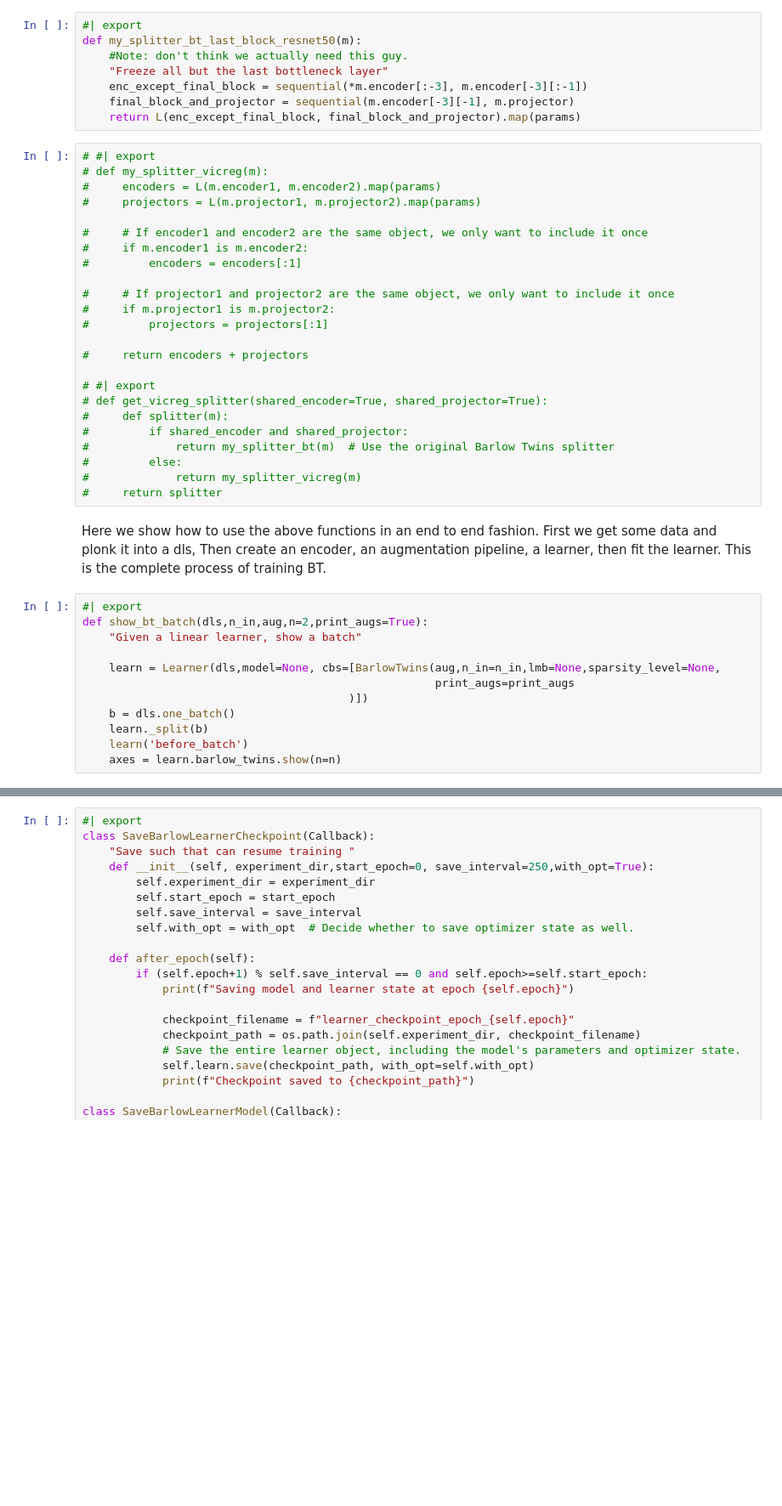
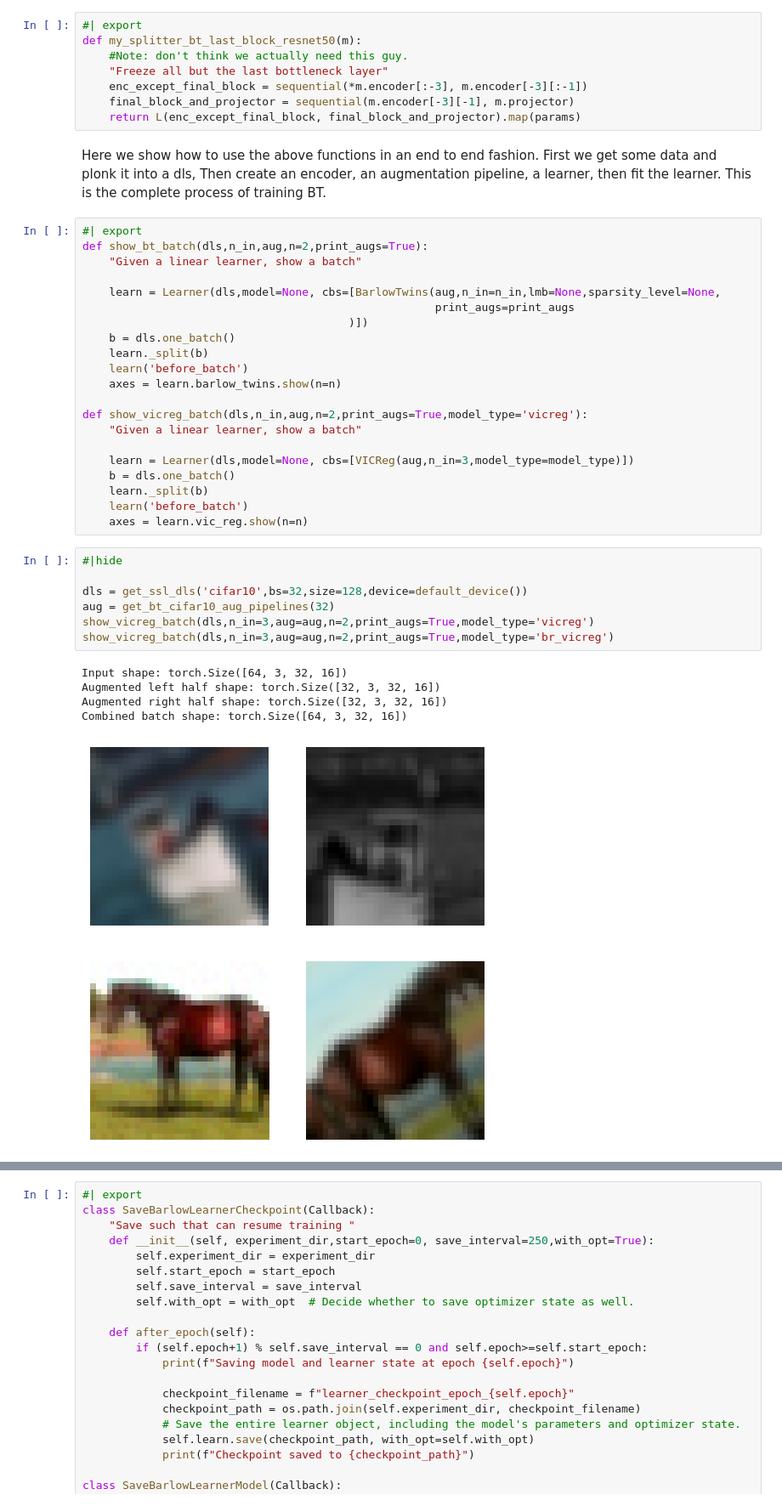
Before and after one commit to hamish-haggerty/base_rbt, a Jupyter notebook: nbs/base_model.ipynb, the cells around one changed output, grey strips where cells are left out. Shown: that part at 85% size. Cells and saved outputs as stored; diff of their text form; blank space fills up the shorter version.

```diff
--- a/nbs/base_model.ipynb
+++ b/nbs/base_model.ipynb
@@ -736,30 +948,6 @@ def my_splitter_bt_last_block_resnet50(m):
     enc_except_final_block = sequential(*m.encoder[:-3], m.encoder[-3][:-1])
     final_block_and_projector = sequential(m.encoder[-3][-1], m.projector)
     return L(enc_except_final_block, final_block_and_projector).map(params)
-# %%
-# #| export
-# def my_splitter_vicreg(m):
-#     encoders = L(m.encoder1, m.encoder2).map(params)
-#     projectors = L(m.projector1, m.projector2).map(params)
-
-#     # If encoder1 and encoder2 are the same object, we only want to include it once
-#     if m.encoder1 is m.encoder2:
-#         encoders = encoders[:1]
-
-#     # If projector1 and projector2 are the same object, we only want to include it once
-#     if m.projector1 is m.projector2:
-#         projectors = projectors[:1]
-
-#     return encoders + projectors
-
-# #| export
-# def get_vicreg_splitter(shared_encoder=True, shared_projector=True):
-#     def splitter(m):
-#         if shared_encoder and shared_projector:
-#             return my_splitter_bt(m)  # Use the original Barlow Twins splitter
-#         else:
-#             return my_splitter_vicreg(m)
-#     return splitter
 # %% [markdown]
 Here we show how to use the above functions in an end to end fashion. First we get some data and plonk it into a dls, Then create an encoder, an augmentation pipeline, a learner, then fit
 the learner. This is the complete process of training BT.
@@ -775,3 +963,25 @@ def show_bt_batch(dls,n_in,aug,n=2,print_augs=True):
     learn._split(b)
     learn('before_batch')
     axes = learn.barlow_twins.show(n=n)
+
+def show_vicreg_batch(dls,n_in,aug,n=2,print_augs=True,model_type='vicreg'):
+    "Given a linear learner, show a batch"
+
+    learn = Learner(dls,model=None, cbs=[VICReg(aug,n_in=3,model_type=model_type)])
+    b = dls.one_batch()
+    learn._split(b)
+    learn('before_batch')
+    axes = learn.vic_reg.show(n=n)
+# %%
+#|hide
+
+dls = get_ssl_dls('cifar10',bs=32,size=128,device=default_device())
+aug = get_bt_cifar10_aug_pipelines(32)
+show_vicreg_batch(dls,n_in=3,aug=aug,n=2,print_augs=True,model_type='vicreg')
+show_vicreg_batch(dls,n_in=3,aug=aug,n=2,print_augs=True,model_type='br_vicreg')
+# %% [output]
+Input shape: torch.Size([64, 3, 32, 16])
+Augmented left half shape: torch.Size([32, 3, 32, 16])
+Augmented right half shape: torch.Size([32, 3, 32, 16])
+Combined batch shape: torch.Size([64, 3, 32, 16])
+[figure, added]
```
Also changed, not shown: parts of 21 cells of this notebook, 10 other files.
